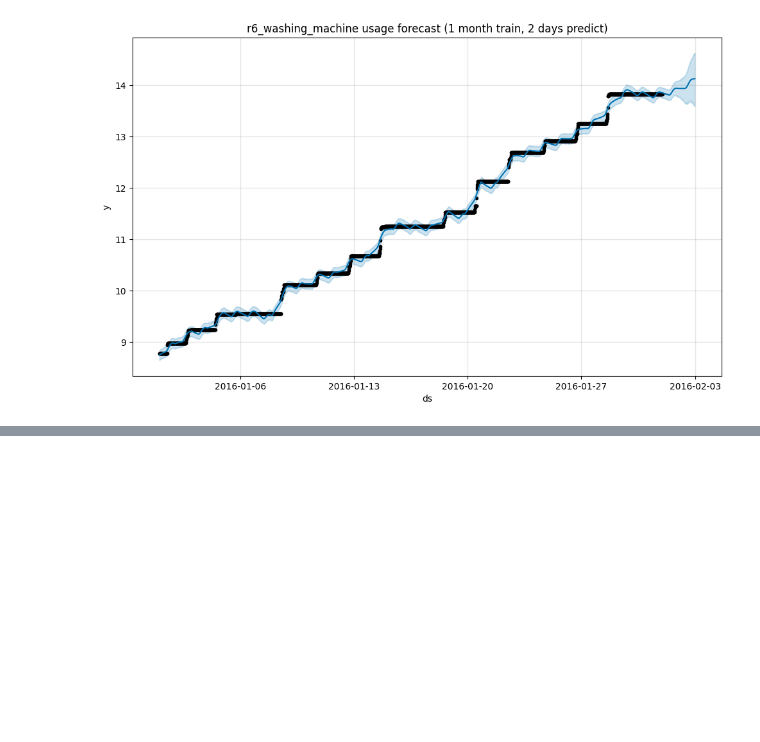
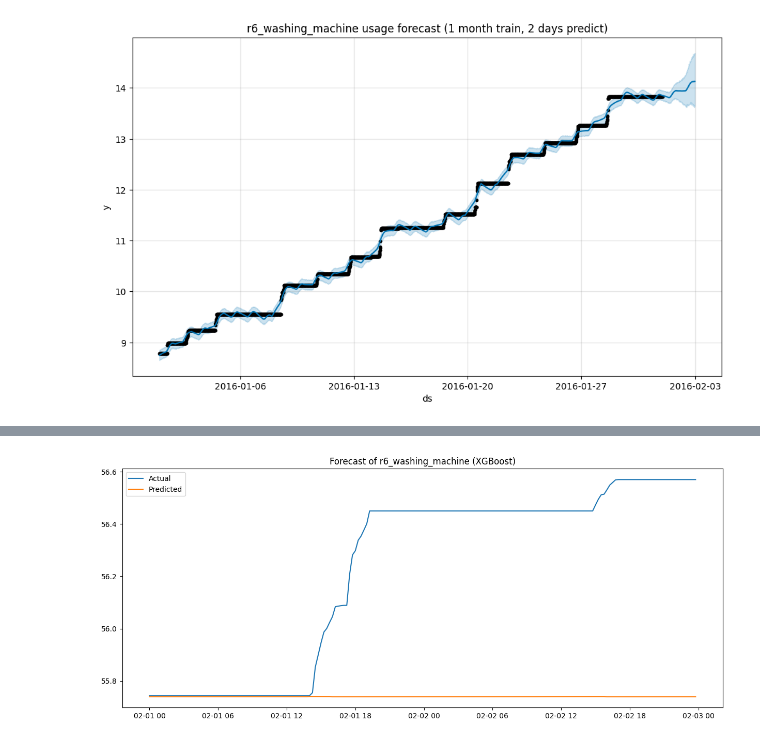
Before and after one commit to roushansr/Energy_Management, a Jupyter notebook: Codebook.ipynb, the cells around one changed output, grey strips where cells are left out. Drawn from its saved outputs; the diff is of its cells as text; code cells hidden in the pictures; blank space fills up the shorter version.

Commit message:
Updated Codebook for 2 models

```diff
--- a/Codebook.ipynb
+++ b/Codebook.ipynb
@@ -311,0 +317,5 @@ model.plot_components(forecast)
+# %%
+# select target column
+
+df_model = df[['r6_washing_machine']].copy()
+df_model.rename(columns={'r6_washing_machine': 'y'}, inplace=True)
@@ -311,0 +336,5 @@ model.plot_components(forecast)
+# %%
+# drop NA from Lag features
+
+train_feat.dropna(inplace=True)
+test_feat.dropna(inplace=True)
@@ -311,0 +350,14 @@ model.plot_components(forecast)
+# %%
+# split
+
+X_train = train_feat.drop(columns='y')
+y_train = train_feat['y']
+X_test = test_feat.drop(columns='y')
+y_test = test_feat['y']
+# %%
+# train XGBoost
+
+from xgboost import XGBRegressor
+
+model = XGBRegressor(n_estimators=100, learning_rate=0.1)
+model.fit(X_train, y_train)
@@ -311,0 +376,15 @@ model.plot_components(forecast)
+# %%
+# predict and plot
+
+import matplotlib.pyplot as plt
+
+y_pred = model.predict(X_test)
+
+plt.figure(figsize=(15,6))
+plt.plot(y_test.index, y_test, label='Actual')
+plt.plot(y_test.index, y_pred, label='Predicted')
+plt.legend()
+plt.title('Forecast of r6_washing_machine (XGBoost)')
+plt.show()
+# %% [output]
+[figure, added]
```
Also changed, not shown: parts of 20 cells of this notebook.
